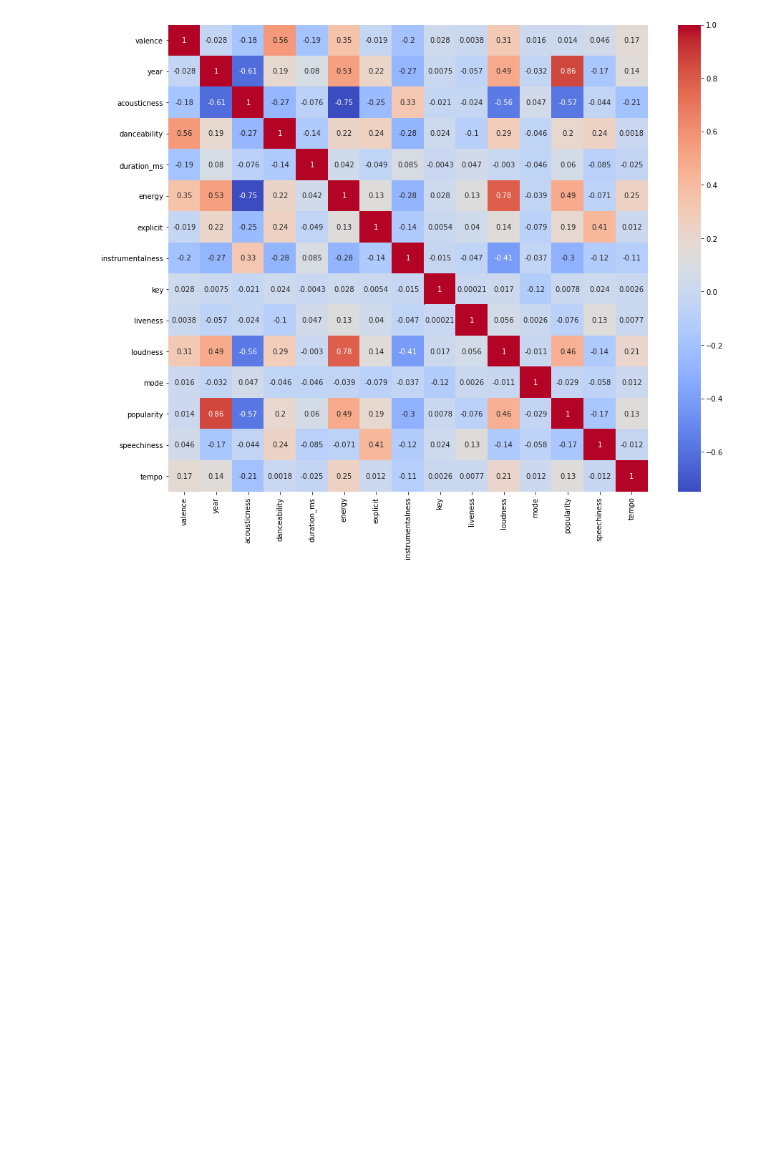
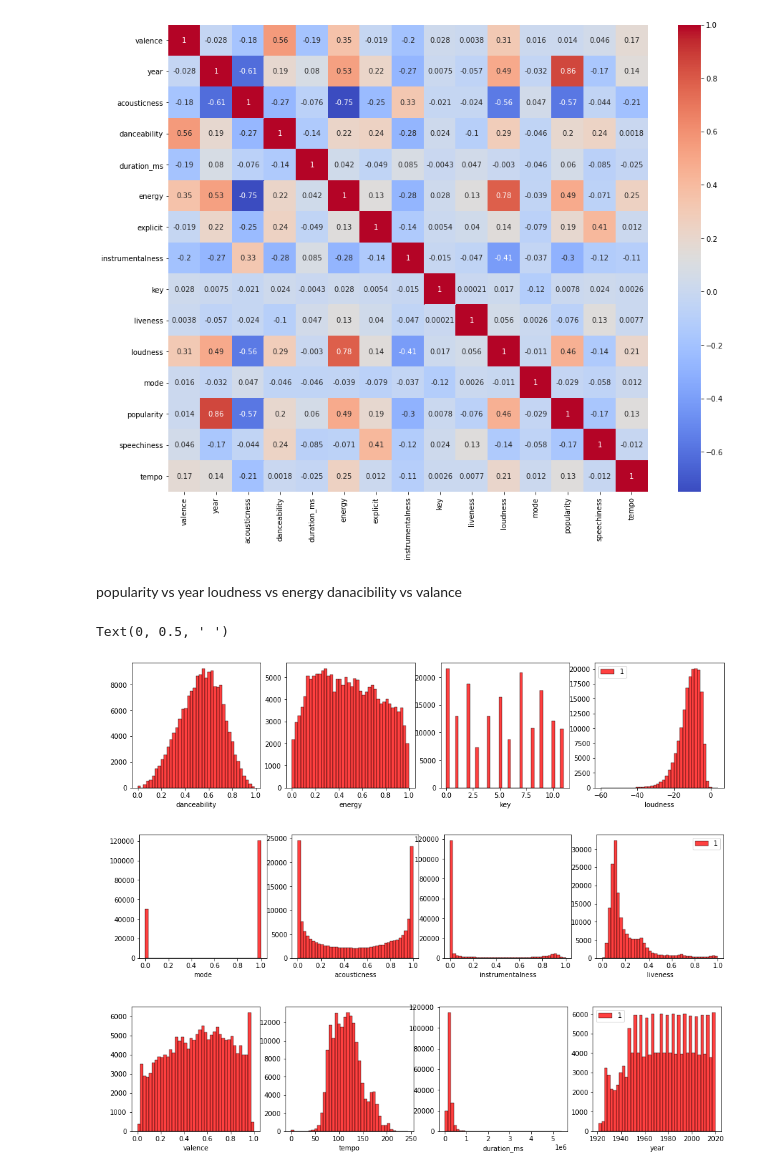
Before and after one commit to adriantyl/Capstone-Project-, a Jupyter notebook: EDA.ipynb, the cells around one changed output. Saved outputs shown, nothing was run; the diff lists cells and outputs as text; code cells hidden in the pictures; blank space fills up the shorter version.

```diff
--- a/EDA.ipynb
+++ b/EDA.ipynb
@@ -70,3 +104,58 @@ sns.heatmap(data.corr(), annot=True, cmap = 'coolwarm')
 # %% [output]
 <AxesSubplot:>
 [figure]
+# %% [markdown]
+popularity vs year
+loudness vs energy
+danacibility vs valance
+# %%
+plt.figure(figsize=(16,16))
+plt.subplot(4,4,1)
+sns.histplot(data['danceability'], color='red', bins=40)
+plt.ylabel(" ")
+plt.subplot(4,4,2)
+sns.histplot(data['energy'], color='red', bins=40)
+plt.ylabel(" ")
+plt.subplot(4,4,3)
+sns.histplot(data['key'], color='red', bins=40)
+plt.ylabel(" ")
+plt.subplot(4,4,4)
+sns.histplot(data['loudness'], color='red', bins=40)
+plt.legend((1,0))
+plt.ylabel(" ")
+
+plt.figure(figsize=(16,16))
+plt.subplot(4,4,1)
+sns.histplot(data['mode'], color='red', bins=40)
+plt.ylabel(" ")
+plt.subplot(4,4,2)
+sns.histplot(data['acousticness'], color='red', bins=40)
+plt.ylabel(" ")
+plt.subplot(4,4,3)
+sns.histplot(data['instrumentalness'], color='red', bins=40)
+plt.ylabel(" ")
+plt.subplot(4,4,4)
+sns.histplot(data['liveness'], color='red', bins=40)
+plt.legend((1,0))
+plt.ylabel(" ")
+
+
+plt.figure(figsize=(16,16))
+plt.subplot(4,4,1)
+sns.histplot(data['valence'], color='red', bins=40)
+plt.ylabel(" ")
+plt.subplot(4,4,2)
+sns.histplot(data['tempo'], color='red', bins=40)
+plt.ylabel(" ")
+plt.subplot(4,4,3)
+sns.histplot(data['duration_ms'], color='red', bins=40)
+plt.ylabel(" ")
+plt.subplot(4,4,4)
+sns.histplot(data['year'], color='red', bins=40)
+plt.legend((1,0))
+plt.ylabel(" ")
+# %% [output]
+Text(0, 0.5, ' ')
+[figure, added]
+[figure, added]
+[figure, added]
```
Also changed, not shown: parts of 6 cells of this notebook, 3 other files.
